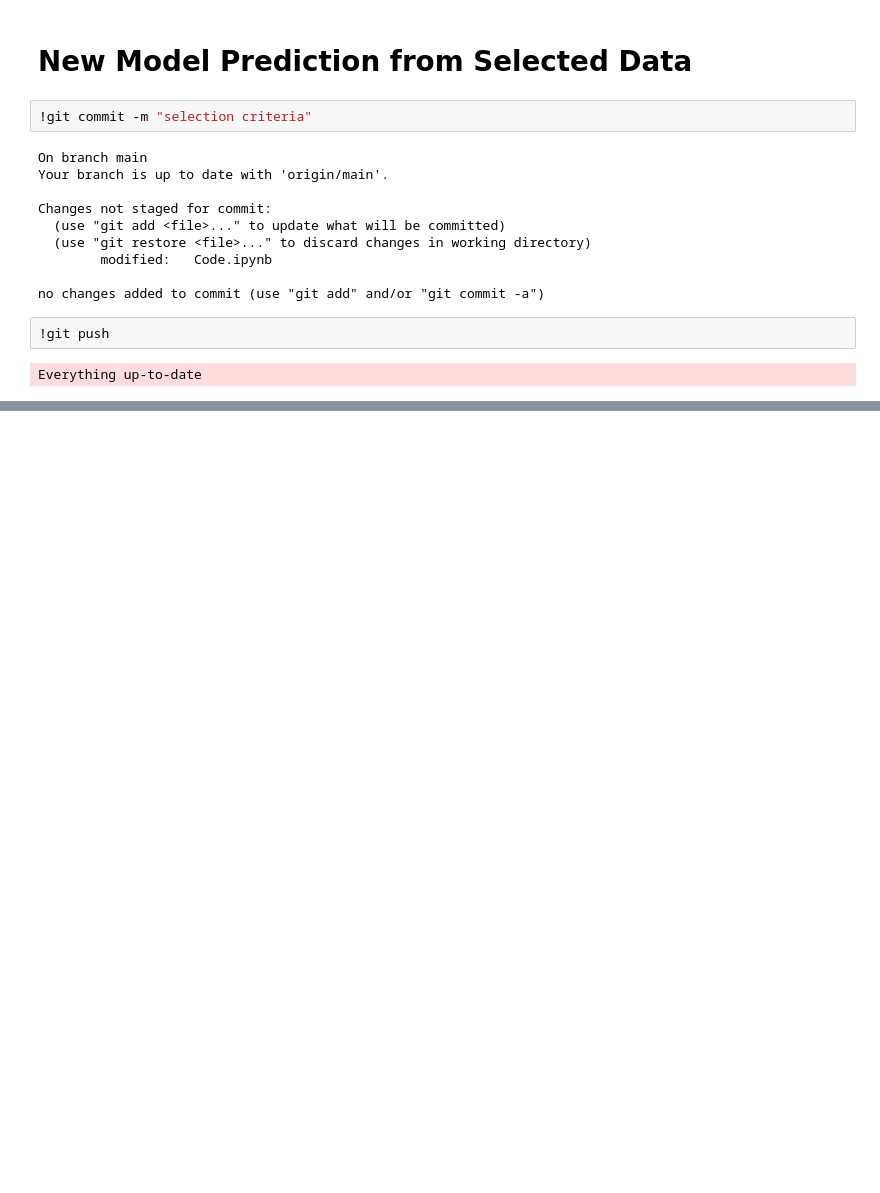
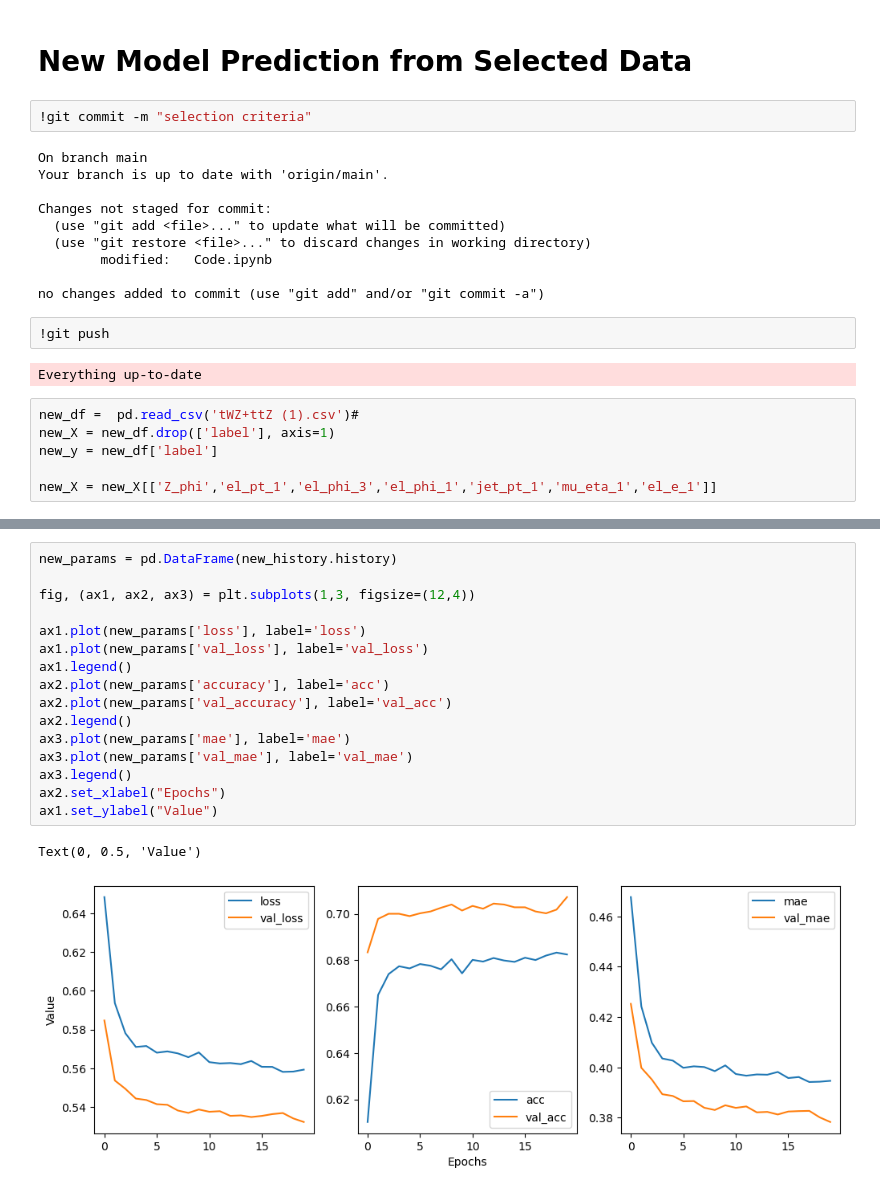
Before and after one commit to KaraboLetsholo/3rd-Year-Project-, a Jupyter notebook: Code.ipynb, the cells around one changed output, grey strips where cells are left out. Saved outputs shown, nothing was run; the diff lists cells and outputs as text; blank space fills up the shorter version.

```diff
--- a/Code.ipynb
+++ b/Code.ipynb
@@ -590,3 +592,9 @@ no changes added to commit (use "git add" and/or "git commit -a")
 !git push
 # %% [output]
 Everything up-to-date
+# %%
+new_df =  pd.read_csv('tWZ+ttZ (1).csv')#
+new_X = new_df.drop(['label'], axis=1)
+new_y = new_df['label']
+
+new_X = new_X[['Z_phi','el_pt_1','el_phi_3','el_phi_1','jet_pt_1','mu_eta_1','el_e_1']]
@@ -592,0 +644,19 @@ Everything up-to-date
+# %%
+new_params = pd.DataFrame(new_history.history)
+
+fig, (ax1, ax2, ax3) = plt.subplots(1,3, figsize=(12,4))
+
+ax1.plot(new_params['loss'], label='loss')
+ax1.plot(new_params['val_loss'], label='val_loss')
+ax1.legend()
+ax2.plot(new_params['accuracy'], label='acc')
+ax2.plot(new_params['val_accuracy'], label='val_acc')
+ax2.legend()
+ax3.plot(new_params['mae'], label='mae')
+ax3.plot(new_params['val_mae'], label='val_mae')
+ax3.legend()
+ax2.set_xlabel("Epochs")
+ax1.set_ylabel("Value")
+# %% [output]
+Text(0, 0.5, 'Value')
+[figure, added]
```
Also changed, not shown: parts of 12 cells of this notebook, 1 other file.
